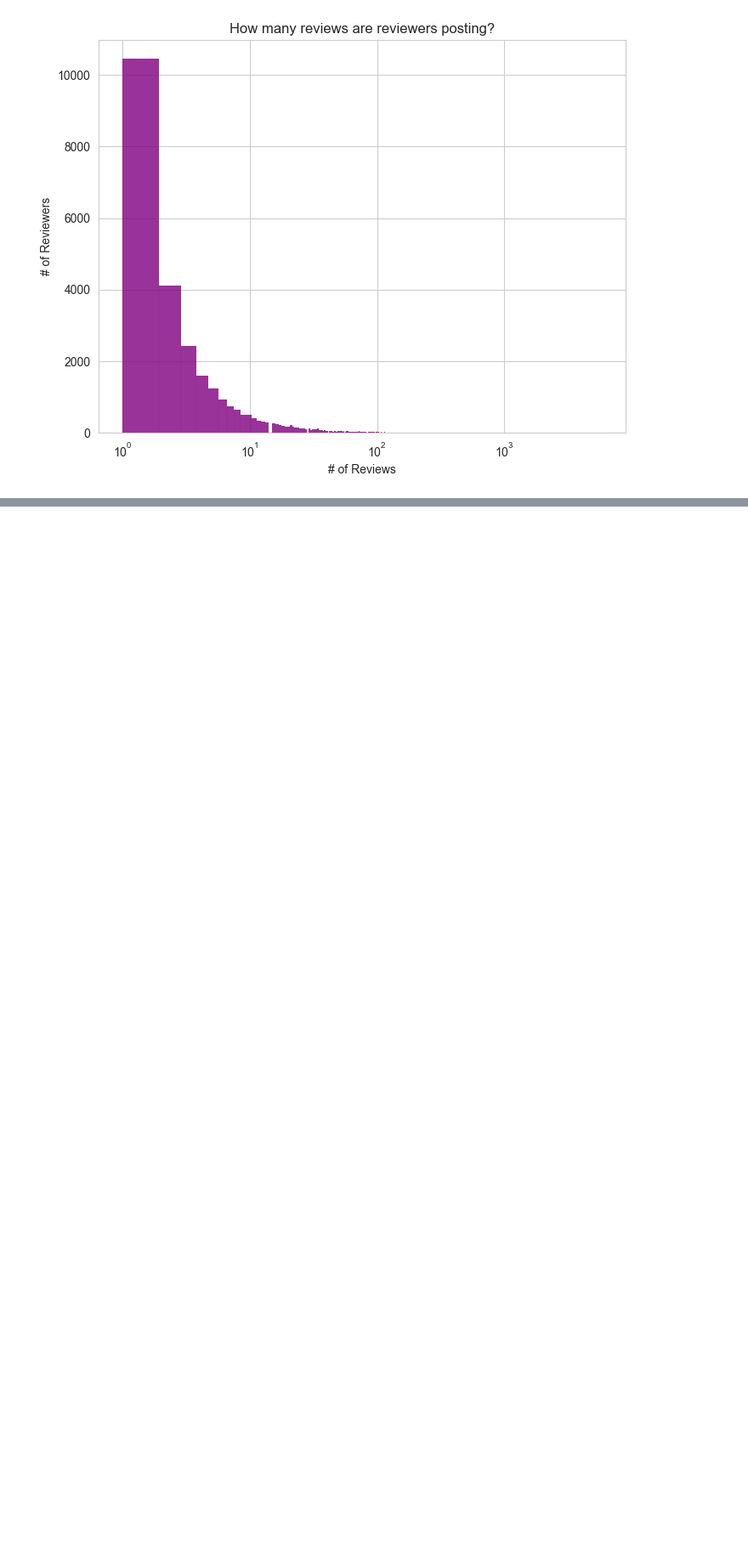
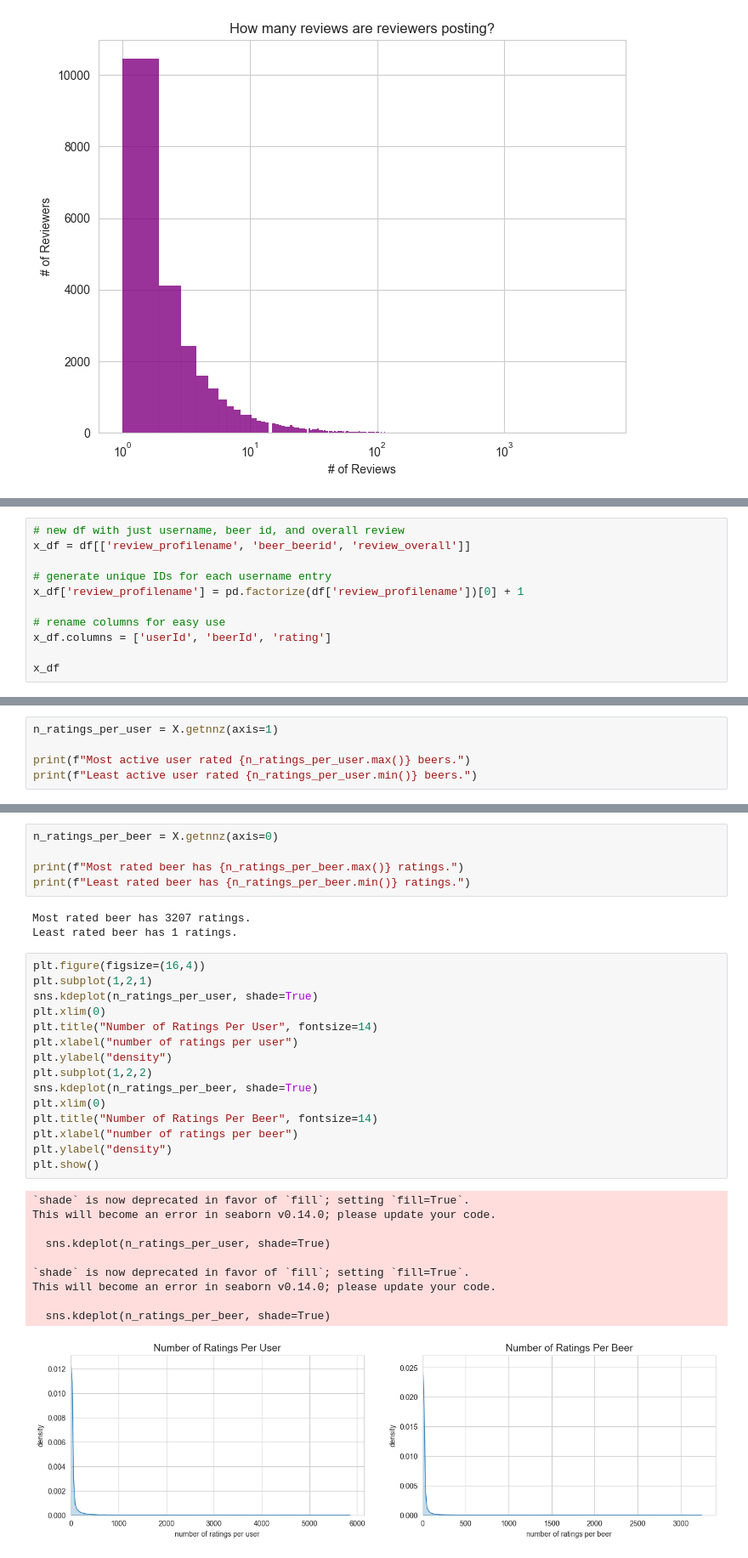
Before and after one commit to ErinPhillips/beer_recsys_final, a Jupyter notebook: beer_eda.ipynb, the cells around one changed output, grey strips where cells are left out. Shown: that part at 85% size. Saved outputs shown, nothing was run; the diff lists cells and outputs as text; blank space fills up the shorter version.

```diff
--- a/beer_eda.ipynb
+++ b/beer_eda.ipynb
@@ -524,0 +501,11 @@ user_beer_3d
+# %%
+# new df with just username, beer id, and overall review
+x_df = df[['review_profilename', 'beer_beerid', 'review_overall']]
+
+# generate unique IDs for each username entry
+x_df['review_profilename'] = pd.factorize(df['review_profilename'])[0] + 1
+
+# rename columns for easy use
+x_df.columns = ['userId', 'beerId', 'rating']
+
+x_df
@@ -524,0 +578,5 @@ user_beer_3d
+# %%
+n_ratings_per_user = X.getnnz(axis=1)
+
+print(f"Most active user rated {n_ratings_per_user.max()} beers.")
+print(f"Least active user rated {n_ratings_per_user.min()} beers.")
@@ -524,0 +586,34 @@ user_beer_3d
+# %%
+n_ratings_per_beer = X.getnnz(axis=0)
+
+print(f"Most rated beer has {n_ratings_per_beer.max()} ratings.")
+print(f"Least rated beer has {n_ratings_per_beer.min()} ratings.")
+# %% [output]
+Most rated beer has 3207 ratings.
+Least rated beer has 1 ratings.
+# %%
+plt.figure(figsize=(16,4))
+plt.subplot(1,2,1)
+sns.kdeplot(n_ratings_per_user, shade=True)
+plt.xlim(0)
+plt.title("Number of Ratings Per User", fontsize=14)
+plt.xlabel("number of ratings per user")
+plt.ylabel("density")
+plt.subplot(1,2,2)
+sns.kdeplot(n_ratings_per_beer, shade=True)
+plt.xlim(0)
+plt.title("Number of Ratings Per Beer", fontsize=14)
+plt.xlabel("number of ratings per beer")
+plt.ylabel("density")
+plt.show()
+# %% [output]
+`shade` is now deprecated in favor of `fill`; setting `fill=True`.
+This will become an error in seaborn v0.14.0; please update your code.
+
+  sns.kdeplot(n_ratings_per_user, shade=True)
+
+`shade` is now deprecated in favor of `fill`; setting `fill=True`.
+This will become an error in seaborn v0.14.0; please update your code.
+
+  sns.kdeplot(n_ratings_per_beer, shade=True)
+[figure, added]
```
Also changed, not shown: parts of 13 cells of this notebook.
